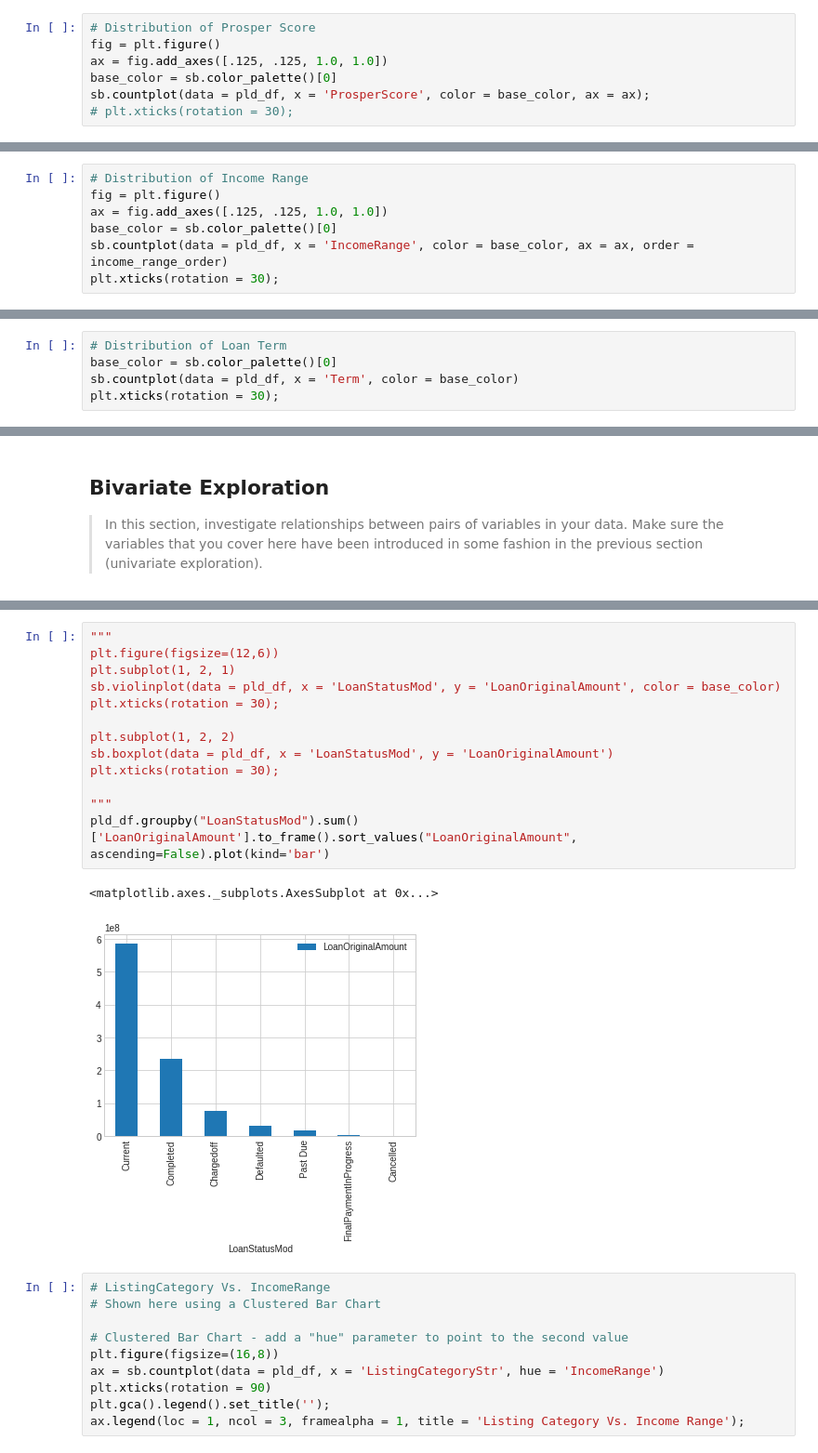
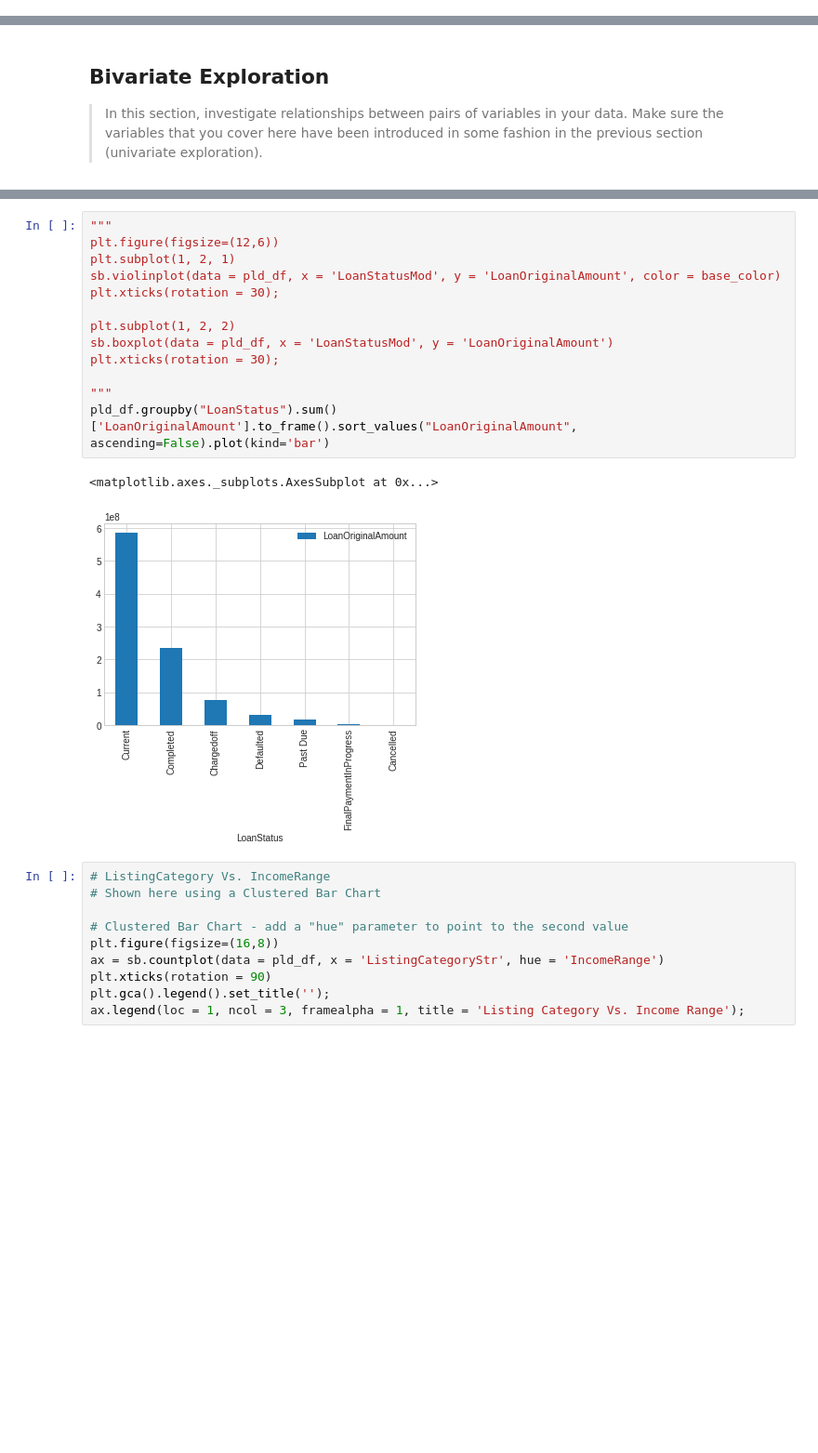
Before and after one commit to bthodla/danano, a Jupyter notebook: exploration_template.ipynb, the cells around one changed output, grey strips where cells are left out. Shown at 93% size. Drawn from its saved outputs; the diff is of its cells as text; blank space fills up the shorter version.

```diff
--- a/exploration_template.ipynb
+++ b/exploration_template.ipynb
@@ -420,7 +399,0 @@ sb.countplot(data = pld_df, x = 'CombCreditRating', color = base_color, ax = ax,
-# %%
-# Distribution of Prosper Score
-fig = plt.figure()
-ax = fig.add_axes([.125, .125, 1.0, 1.0])
-base_color = sb.color_palette()[0]
-sb.countplot(data = pld_df, x = 'ProsperScore', color = base_color, ax = ax);
-# plt.xticks(rotation = 30);
@@ -429,7 +399,0 @@ sb.countplot(data = pld_df, x = 'ProsperScore', color = base_color, ax = ax);
-# %%
-# Distribution of Income Range
-fig = plt.figure()
-ax = fig.add_axes([.125, .125, 1.0, 1.0])
-base_color = sb.color_palette()[0]
-sb.countplot(data = pld_df, x = 'IncomeRange', color = base_color, ax = ax, order = income_range_order)
-plt.xticks(rotation = 30);
@@ -517,5 +488,0 @@ plt.xticks(ticks, labels);
-# %%
-# Distribution of Loan Term
-base_color = sb.color_palette()[0]
-sb.countplot(data = pld_df, x = 'Term', color = base_color)
-plt.xticks(rotation = 30);
@@ -556,19 +514,19 @@ plt.gca().legend().set_title('')
 # %%
 """
 plt.figure(figsize=(12,6))
 plt.subplot(1, 2, 1)
 sb.violinplot(data = pld_df, x = 'LoanStatusMod', y = 'LoanOriginalAmount', color = base_color)
 plt.xticks(rotation = 30);
 
 plt.subplot(1, 2, 2)
 sb.boxplot(data = pld_df, x = 'LoanStatusMod', y = 'LoanOriginalAmount')
 plt.xticks(rotation = 30);
 
 """
-pld_df.groupby("LoanStatusMod").sum()['LoanOriginalAmount'].to_frame().sort_values("LoanOriginalAmount", ascending=False).plot(kind='bar')
+pld_df.groupby("LoanStatus").sum()['LoanOriginalAmount'].to_frame().sort_values("LoanOriginalAmount", ascending=False).plot(kind='bar')
 # %% [output]
 <matplotlib.axes._subplots.AxesSubplot at 0x...>
-[figure, old version]
+[figure, new version]
 # %%
 # ListingCategory Vs. IncomeRange
 # Shown here using a Clustered Bar Chart
```
Also changed, not shown: parts of 35 cells of this notebook.
